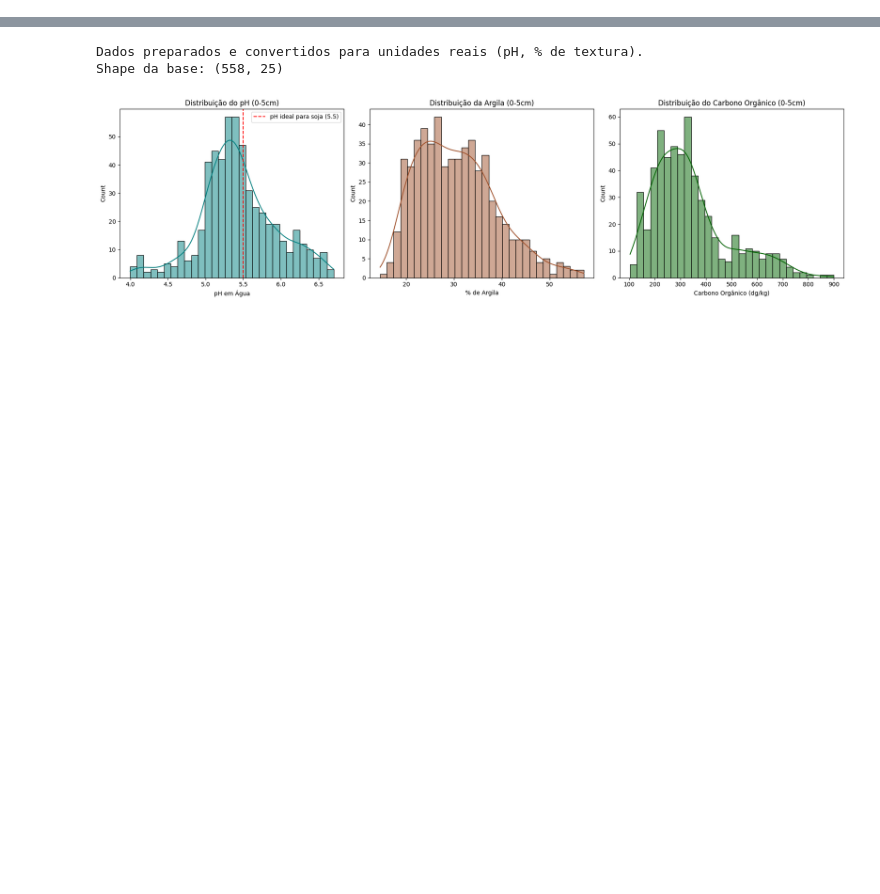
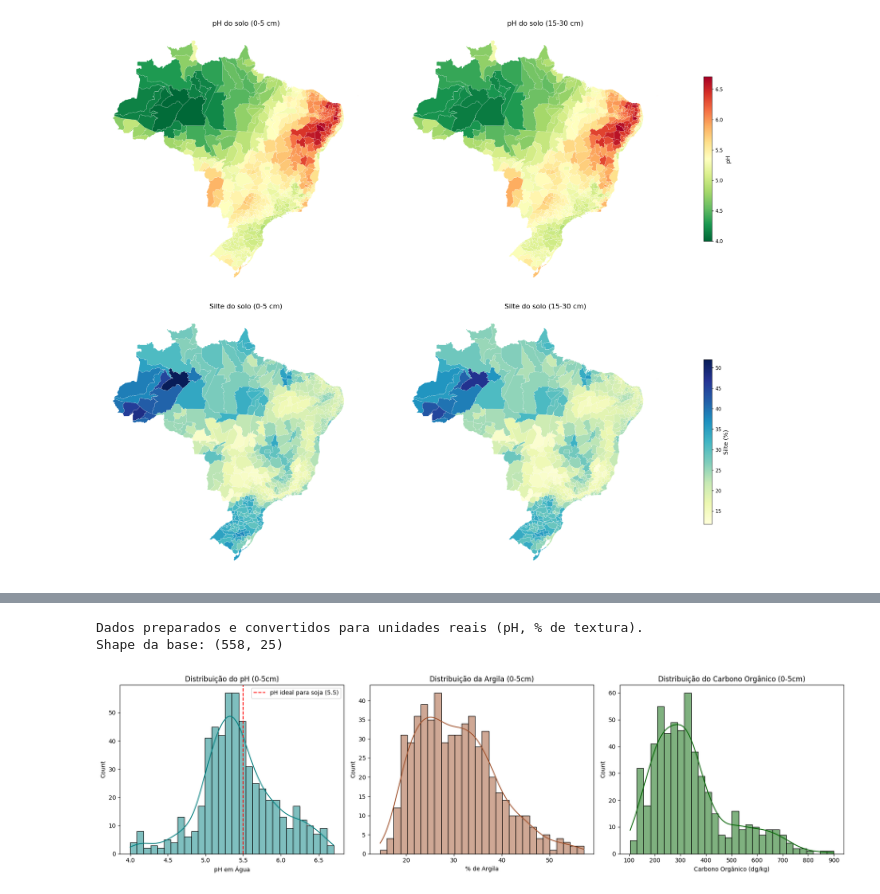
Before and after one commit to vitorok03/projeto-pcd2, a Jupyter notebook: notebooks/eda/eda_solo.ipynb, the cells around one changed output, grey strips where cells are left out. Cells and saved outputs as stored; diff of their text form; code cells hidden in the pictures; blank space fills up the shorter version.

```diff
--- a/notebooks/eda/eda_solo.ipynb
+++ b/notebooks/eda/eda_solo.ipynb
@@ -0,0 +161,61 @@
+# %%
+import geobr
+import matplotlib.pyplot as plt
+from matplotlib.cm import ScalarMappable
+from matplotlib.colors import Normalize
+
+# 1. Preparação dos dados (df_solo já carregado)
+df['CD_MICRO'] = df['CD_MICRO'].astype(float).astype(int).astype(str)
+
+# pH: o SoilGrids multiplica por 10; dividimos para obter o pH real
+cols_ph = [c for c in df.columns if 'phh2o' in c]
+df[cols_ph] = df[cols_ph] / 10.0
+
+# Argila, areia e silte: g/kg -> %
+cols_textura = [c for c in df.columns if any(x in c for x in ['clay', 'sand', 'silt'])]
+df[cols_textura] = df[cols_textura] / 10.0
+
+# 2. Mapa das microrregiões + merge
+gdf_micro = geobr.read_micro_region(year=2020)
+gdf_micro['code_micro'] = gdf_micro['code_micro'].astype(int).astype(str)
+gdf_plot = gdf_micro.merge(df, left_on='code_micro', right_on='CD_MICRO', how='left')
+
+# 3. Configuração dos mapas
+# Linha = variável, coluna = camada. Cada linha tem UMA barra de cores compartilhada
+# entre as duas camadas (mesma escala vmin/vmax), o que torna a comparação válida.
+camadas = ['0-5cm', '15-30cm']
+variaveis = {
+    'phh2o': dict(nome='pH', cmap='RdYlGn_r', rotulo='pH'),
+    'silt':  dict(nome='Silte', cmap='YlGnBu', rotulo='Silte (%)'),
+}
+
+fig, axes = plt.subplots(2, 2, figsize=(18, 16), layout='constrained')
+
+for i, (var, cfg) in enumerate(variaveis.items()):
+    colunas = [f'{var}_{c}_mean' for c in camadas]
+    vmin = gdf_plot[colunas].min().min()
+    vmax = gdf_plot[colunas].max().max()
+
+    for j, (camada, coluna) in enumerate(zip(camadas, colunas)):
+        ax = axes[i, j]
+        gdf_plot.plot(
+            column=coluna, cmap=cfg['cmap'], vmin=vmin, vmax=vmax, legend=False,
+            ax=ax, edgecolor='white', linewidth=0.2,
+            missing_kwds={'color': 'lightgrey'},
+        )
+        ax.set_title(f"{cfg['nome']} do solo ({camada.replace('cm', ' cm')})", fontsize=14)
+        ax.axis('off')
+
+    # Uma única barra de cores para o par de mapas da linha
+    sm = ScalarMappable(norm=Normalize(vmin=vmin, vmax=vmax), cmap=cfg['cmap'])
+    cbar = fig.colorbar(sm, ax=axes[i, :].tolist(), shrink=0.6, pad=0.02)
+    cbar.set_label(cfg['rotulo'], fontsize=12)
+
+# PNG com fundo transparente
+fig.patch.set_alpha(0)
+for ax in axes.ravel():
+    ax.patch.set_alpha(0)
+plt.savefig('mapas_ph_silte_0-5_vs_15-30.png', dpi=200, bbox_inches='tight', transparent=True)
+plt.show()
+# %% [output]
+[figure, added]
```
Also changed, not shown: parts of 15 cells of this notebook, 3 other files.
